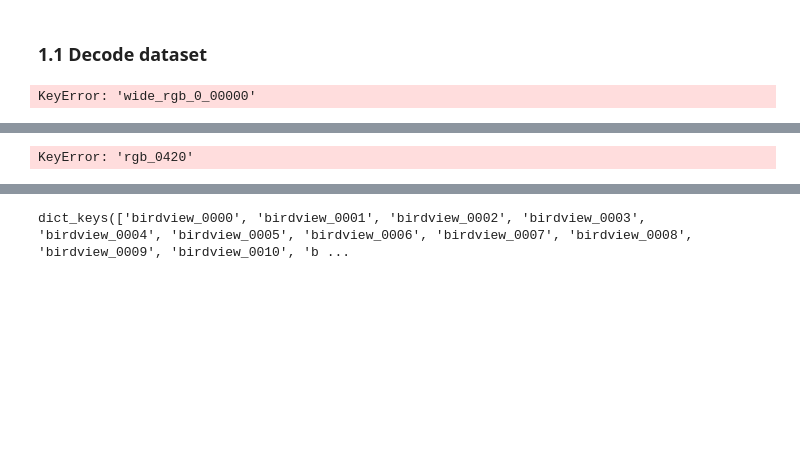
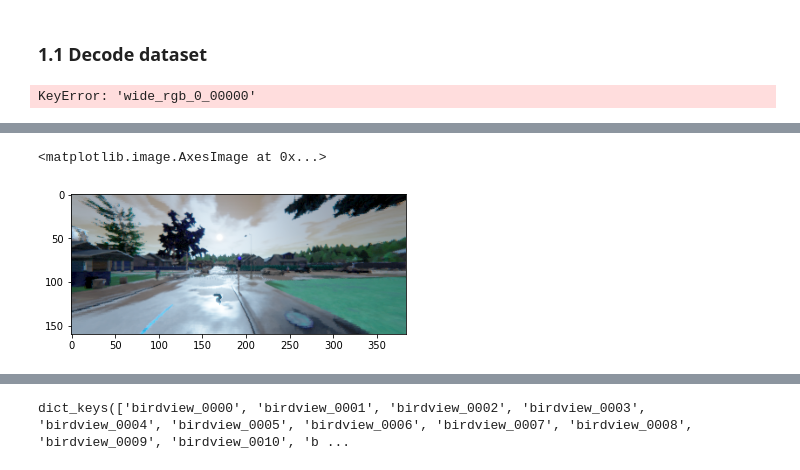
Before and after one commit to mael25/CBS2, a Jupyter notebook: Notebooks/cbs2DatasetReader.ipynb, the cells around one changed output, grey strips where cells are left out. Cells and saved outputs as stored; diff of their text form; code cells hidden in the pictures; blank space fills up the shorter version.

```diff
--- a/Notebooks/cbs2DatasetReader.ipynb
+++ b/Notebooks/cbs2DatasetReader.ipynb
@@ -361,10 +379,9 @@ Finished
 a=np.zeros((img.shape))
 img
 ['dataset/test/tls/kxyerwadko', 'dataset/test/tls/uwmkxroush', 'dataset/test/tls/mjpmfuhskp', 'dataset/test/tls/ohlwoeicbn', 'dataset/test/tls/suhrwichaj']
-# %%
-decode_frame(420)
-# %% [output]
-KeyError: 'rgb_0420'
 # %%
-rgb = decode_frame(10)['rgb']
+rgb = decode_frame(900)['rgb']
 plt.imshow(rgb)
+# %% [output]
+<matplotlib.image.AxesImage at 0x...>
+[figure, added]
```
Also changed, not shown: parts of 2 cells of this notebook, 15 other files.
